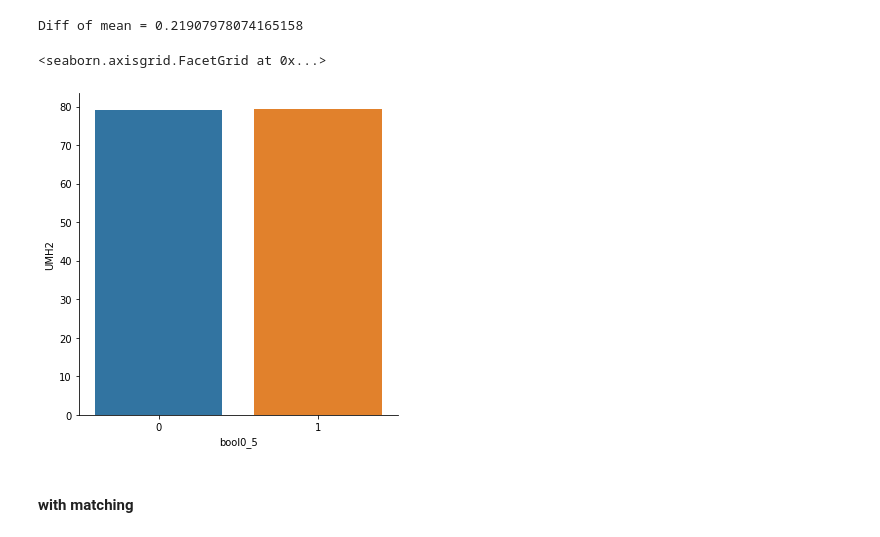
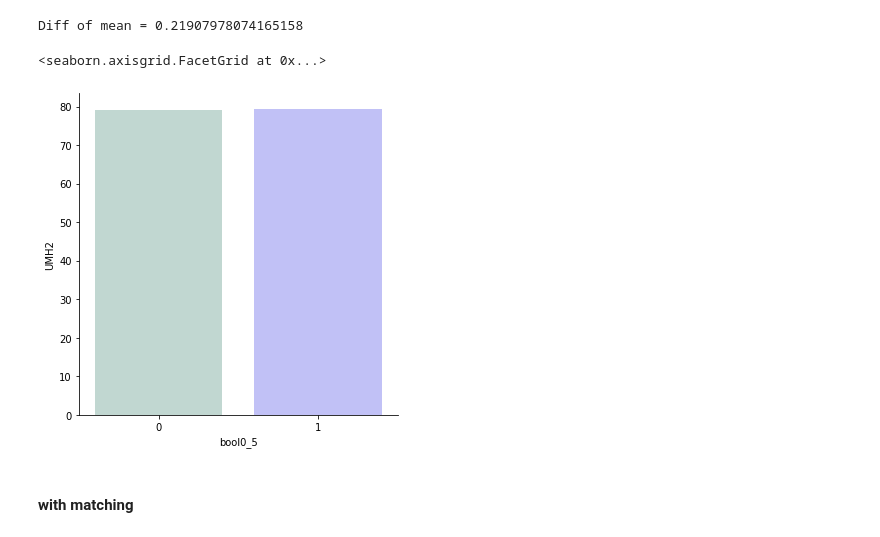
Before and after one commit to epfl-ada/ada-2020-project-milestone-p3-p3_ada-boi, a Jupyter notebook: creative_extension.ipynb, the cells around one changed output. Drawn from its saved outputs; the diff is of its cells as text; code cells hidden in the pictures.

Commit message:
changed color palettes

```diff
--- a/creative_extension.ipynb
+++ b/creative_extension.ipynb
@@ -26,6 +26,17 @@ from math import exp, log
 import statsmodels.api as sm
 import statsmodels.formula.api as smf
 import statsmodels.stats.api as sms
+# %%
+# Make custom palettes for seaborn
+colors = ['#BDDBD3','#B8B8FF'] #opal & lilac
+colors_light = ['#CAE2DC','#C2C2FF'] #opal & lilac
+#colors_light = ['#B6F3C9','#8FA3F8'] #light green & light blue
+#colors_light = ['#CAF6D8','#B2BFFA'] #mint & lavender
+#colors_dark=['#62A87C','#FDE74C']  #green & yellow
+colors_dark = ['#B0D4CB','#9999FF'] #opal & lilac
+customLight = sns.color_palette(colors_light)
+customDark = sns.color_palette(colors_dark)
+customPalette = sns.color_palette(colors)
 # %%
 # Load data
 
@@ -269,10 +280,10 @@ print('Diff of mean = ' +str(umh['UMH2'][1] - umh['UMH2'][0]))
 Diff of mean = 0.21907978074165158
 # %%
 # not huge difference of about 0.33 -> could finish the conclusion by making bootstrap interval -> probably significant
-sns.catplot(data=umh.reset_index(),x='bool0_5',y='UMH2',kind='bar')
+sns.catplot(data=umh.reset_index(),x='bool0_5',y='UMH2',kind='bar', palette=customPalette)
 # %% [output]
 <seaborn.axisgrid.FacetGrid at 0x...>
-[figure, old version]
+[figure, new version]
 # %% [markdown]
 #### with matching
 # %%
```
Also changed, not shown: parts of 57 cells of this notebook.
